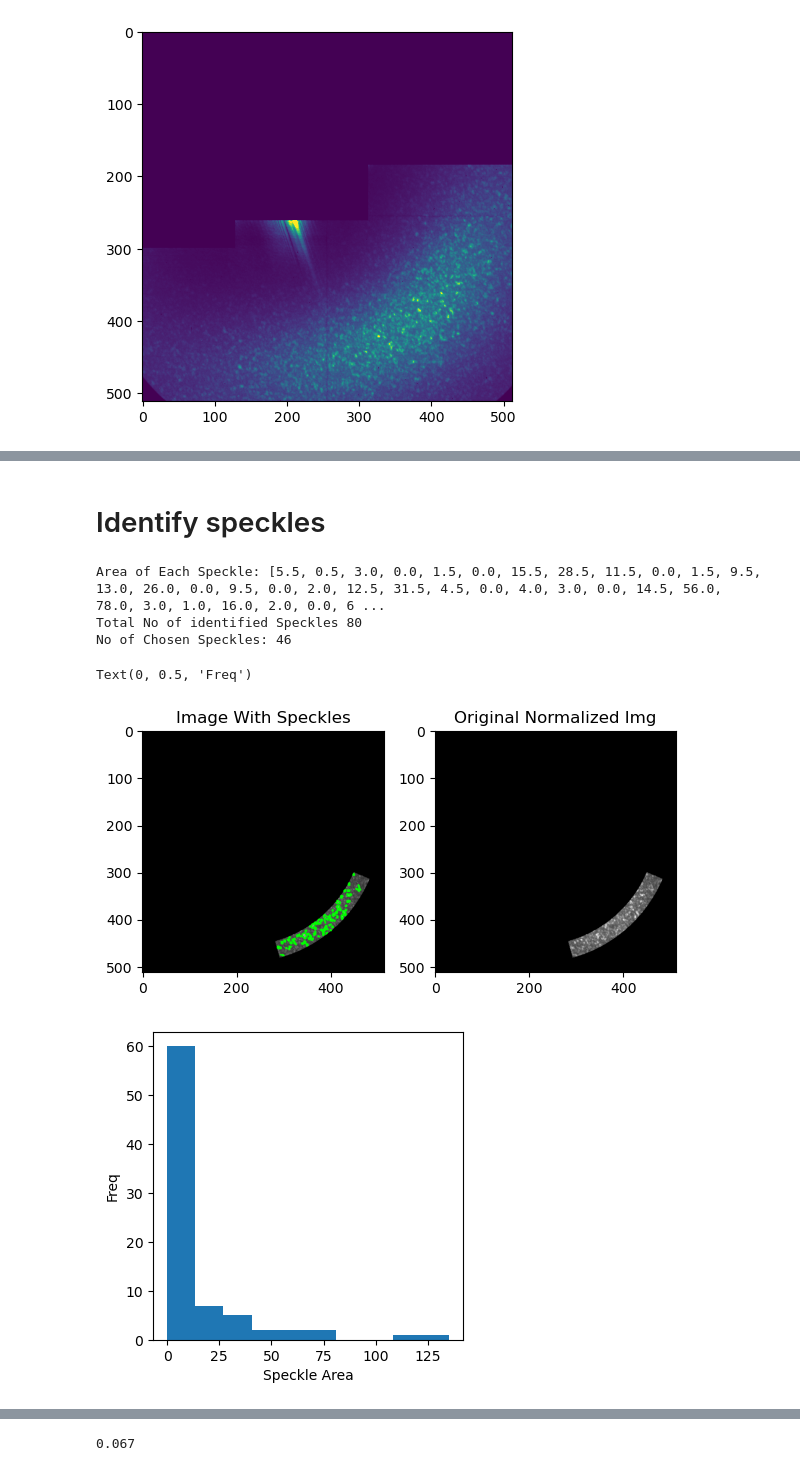
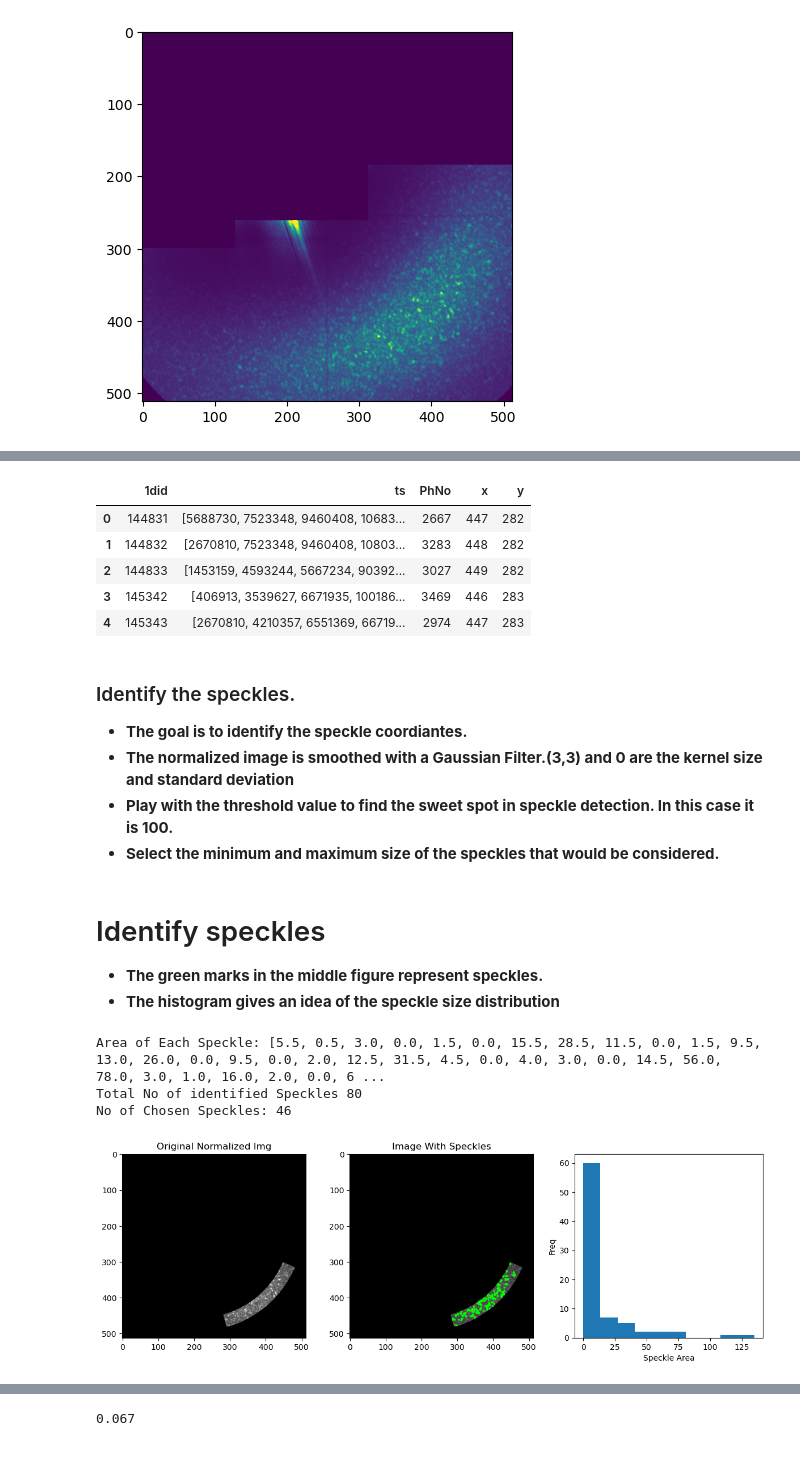
Before and after one commit to AISaleheen/speckle_time_series, a Jupyter notebook: notebooks/speckle_analysis_notebook.ipynb, the cells around one changed output, grey strips where cells are left out. Cells and saved outputs as stored; diff of their text form; code cells hidden in the pictures.

```diff
--- a/notebooks/speckle_analysis_notebook.ipynb
+++ b/notebooks/speckle_analysis_notebook.ipynb
@@ -89,6 +71,6 @@ data_raw
 # %%
 data_sorted = data_raw.sort_values(by = 't', ascending = True)
-mask_remover = tpx3_2.imager_mask_remover(data_sorted , 0, 10000) # 0 and 1000 are used to set the contrast level
+photon_df, summed_image = clst.imager_mask_remover(data_sorted , 0, 10000) # 0 and 1000 are used to set the contrast level
 # %% [output]
 [figure]
 # %% [markdown]
@@ -130,0 +91,9 @@ q1_ts =tpx3_2.timestamps_from_ring_movie(mask_remover[0], mask_remover[1], (201,
+# %%
+
+experimental_parameters = {'center_beam': (201,213),
+                          'distance': 1,
+                          'rad_ini': 0.014,
+                          'rad_fin': 0.016,
+                          'agrid_ini': 0.4,
+                          'agrid_fin': 1.3
+                          }
@@ -130,0 +110,4 @@ q1_ts =tpx3_2.timestamps_from_ring_movie(mask_remover[0], mask_remover[1], (201,
+# %%
+q1_only_timestamps, q1_all_data_df =clst.timestamps_from_ring_movie(photon_df, summed_image, vm1 = 800, vm2 = 8000,
+                                       **experimental_parameters
+                        )
@@ -133,3 +130,3 @@ q1_ts =tpx3_2.timestamps_from_ring_movie(mask_remover[0], mask_remover[1], (201,
 # %%
-q1_image_norm, q1image, q1df = clst.qring_image_for_speckle_detection(q1_ts[1])
+q1_image_norm, q1_image, q1_df = clst.qring_image_for_speckle_detection(q1_all_data_df)
 # %% [output]
@@ -138,31 +134,45 @@ q1_image_norm, q1image, q1df = clst.qring_image_for_speckle_detection(q1_ts[1])
+# %%
+q1_df.head()
+# %% [output]
+|  | 1did | ts | PhNo | x | y |
+| 0 | 144831 | [5688730, 7523348, 9460408, 10683... | 2667 | 447 | 282 |
+| 1 | 144832 | [2670810, 7523348, 9460408, 10803... | 3283 | 448 | 282 |
+| 2 | 144833 | [1453159, 4593244, 5667234, 90392... | 3027 | 449 | 282 |
+| 3 | 145342 | [406913, 3539627, 6671935, 100186... | 3469 | 446 | 283 |
+| 4 | 145343 | [2670810, 4210357, 6551369, 66719... | 2974 | 447 | 283 |
+# %% [markdown]
+### Identify the speckles.
+* **The goal is to identify the speckle coordiantes.**
+* **The normalized image is smoothed with a Gaussian Filter.(3,3) and 0 are the kernel size and standard deviation**
+*  **Play with the threshold value to find the sweet spot in speckle detection. In this case it is 100.**
+*  **Select the minimum and maximum size of the speckles that would be considered.**
 # %% [markdown]
 # Identify speckles
+* **The green marks in the middle figure represent speckles.**
+* **The histogram gives an idea of the speckle size distribution**
 # %%
 output_image, speckles, areas = clst.speckle_finder_cv2(q1_image_norm, (3,3), 0,  100, 2, 150)
 print('Area of Each Speckle:', areas)
 print('Total No of identified Speckles', len(areas))
 print('No of Chosen Speckles:',len(speckles))
 %matplotlib inline
 #fig, ax = plt.subplots(2,2, figsize = (9,6))
-plt.figure(figsize = (6,6))
-plt.subplot(121)
+plt.figure(figsize = (12,4))
+plt.subplot(131)
+plt.imshow(q1_image_norm, cmap = 'gray', vmin = 0, vmax = 200)
+plt.title('Original Normalized Img')
+plt.subplot(132)
 plt.imshow(output_image, vmin = 0, vmax = 200)
 #plt.title('speckle_finder_cv2_wBlurring')
 plt.title('Image With Speckles')
-
-plt.subplot(122)
-plt.imshow(q1_image_norm, cmap = 'gray', vmin = 0, vmax = 200)
-plt.title('Original Normalized Img')
-plt.tight_layout()
-
-plt.figure(figsize = (4,4))
+plt.subplot(133)
 plt.hist(areas)
 plt.xlabel('Speckle Area')
 plt.ylabel('Freq')
+#plt.yscale('log')
+plt.tight_layout()
 # %% [output]
 Area of Each Speckle: [5.5, 0.5, 3.0, 0.0, 1.5, 0.0, 15.5, 28.5, 11.5, 0.0, 1.5, 9.5, 13.0, 26.0, 0.0, 9.5, 0.0, 2.0, 12.5, 31.5, 4.5, 0.0, 4.0, 3.0, 0.0, 14.5, 56.0, 78.0, 3.0, 1.0, 16.0, 2.0, 0.0, 6 ...
 Total No of identified Speckles 80
 No of Chosen Speckles: 46
-Text(0, 0.5, 'Freq')
-[figure, old version]
+[figure, new version]
-[figure, removed]
```
Also changed, not shown: parts of 50 cells of this notebook.
